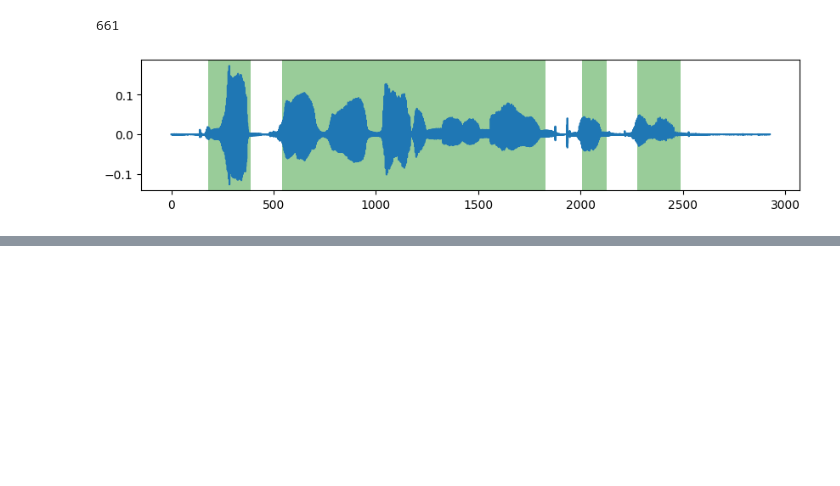
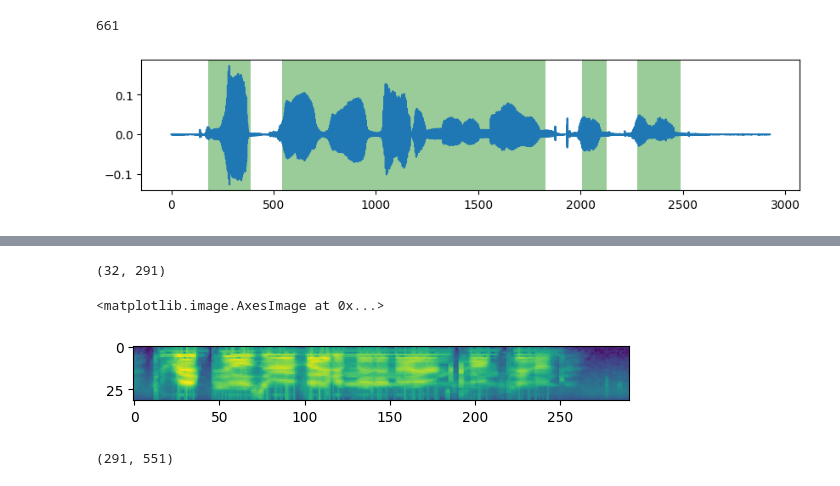
Before and after one commit to enix403/speech_activity, a Jupyter notebook: main.ipynb, the cells around one changed output, grey strips where cells are left out. Drawn from its saved outputs; the diff is of its cells as text; code cells hidden in the pictures; blank space fills up the shorter version.

```diff
--- a/main.ipynb
+++ b/main.ipynb
@@ -86,3 +87,22 @@ for i, label in enumerate(labels_per_frame):
         plt.axvspan(t[start], t[end], alpha=0.4, fc='g')
 # %% [output]
 [figure]
+# %%
+preemphasis_coef = 0.97 # Coefficient for pre-processing filter
+frame_length = 0.025 # Window length in sec
+frame_step = 0.01 # Length of step in sec
+num_nfft = 512 # Point for FFT
+num_features = 32 # Number of Mel filters
+n_frames = 32 # Number of frames for uniting in image
+
+res = python_speech_features.base.logfbank(
+    signal=signal,
+    samplerate=freq,
+    winlen=frame_length,
+    winstep=frame_step,
+    nfilt=num_features,
+    nfft=num_nfft,
+    lowfreq=0,
+    highfreq=None,
+    preemph=preemphasis_coef,
+)
@@ -88,0 +112,7 @@ for i, label in enumerate(labels_per_frame):
+# %%
+print(res.T.shape)
+plt.imshow(res.T)
+# %% [output]
+(32, 291)
+<matplotlib.image.AxesImage at 0x...>
+[figure, added]
@@ -88,0 +148,4 @@ for i, label in enumerate(labels_per_frame):
+# %%
+markers_of_frames.shape
+# %% [output]
+(291, 551)
```
Also changed, not shown: parts of 4 cells of this notebook, 1 other file.
